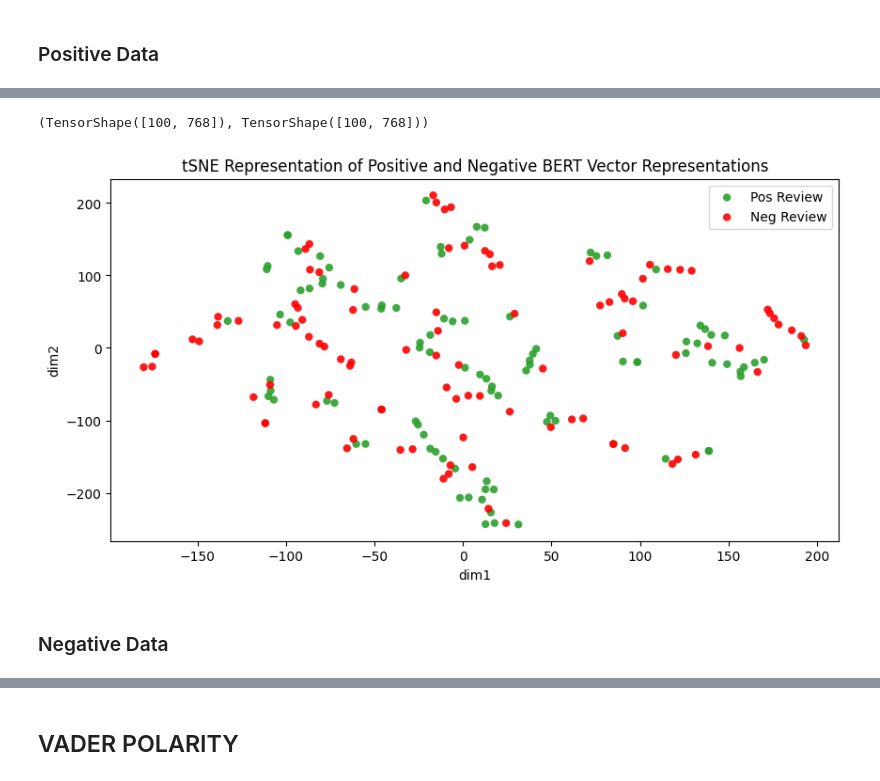
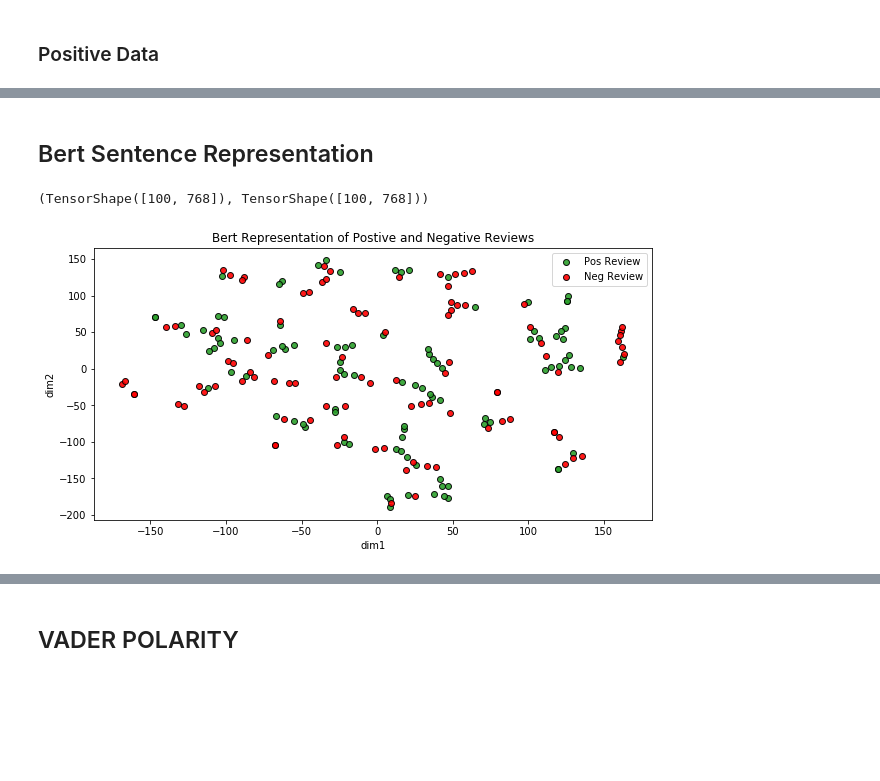
Before and after one commit to rahul-ohlan/TWARP, a Jupyter notebook: imdb_interpretabilityV3.ipynb, the cells around one changed output, grey strips where cells are left out. Drawn from its saved outputs; the diff is of its cells as text; code cells hidden in the pictures; blank space fills up the shorter version.

```diff
--- a/imdb_interpretabilityV3.ipynb
+++ b/imdb_interpretabilityV3.ipynb
@@ -113,8 +119,8 @@ def text_preprocessing(text,
         return text
 # %%
 # IMDB Dataset
-dataframe = pd.read_csv('/gdrive/Shareddrives/Thesis/datasets/IMDB_Dataset.csv')
-# dataframe = pd.read_csv("../datasets/imdb/IMDB_Dataset.csv")
+# dataframe = pd.read_csv('/gdrive/Shareddrives/Thesis/datasets/IMDB_Dataset.csv')
+dataframe = pd.read_csv("../../datasets/imdb/IMDB_Dataset.csv")
 dataframe["sentiment"] = dataframe["sentiment"].apply(lambda x : 1.0 if x == "positive" else 0.0)
 dataframe = dataframe.sample(frac = 1, random_state = 47).reset_index(drop = True)
 dataframe["review"] = dataframe["review"].apply(lambda x : text_preprocessing(x))
@@ -1818,3 +1870,5 @@ plt.show()
+# %% [markdown]
+## Bert Sentence Representation
 # %%
 posSentenceBertRep = bertModel([pos_ids,pos_mks])[1]
 negSentenceBertRep = bertModel([neg_ids,neg_mks])[1]
@@ -1831,24 +1885,22 @@ tSNE_combined = m.fit_transform(combined)
 # %%
 fig, ax = plt.subplots(figsize = (10,5))
 
 for color in ['tab:GREEN','RED']:
 
     if color == "RED":
       x, y = tSNE_combined[:100,0], tSNE_combined[:100,1]
 
     else:
       x, y = tSNE_combined[100:,0], tSNE_combined[100:,1]
 
     ax.scatter(x, y, c=color, label= "Neg Review" if color == "RED" else "Pos Review",
-               alpha=0.9, edgecolors='none')
+               alpha=0.9, edgecolors='black')
 
 ax.legend()
 ax.set_xlabel("dim1")
 ax.set_ylabel("dim2")
-ax.set_title("tSNE Representation of Positive and Negative BERT Vector Representations")
-
+ax.set_title("Bert Representation of Postive and Negative Reviews")
+plt.savefig("../outputs/BertSentenceRep.png")
 plt.show()
 # %% [output]
-[figure, old version]
+[figure, new version]
-# %% [markdown]
-### Negative Data
```
Also changed, not shown: parts of 66 cells of this notebook.
